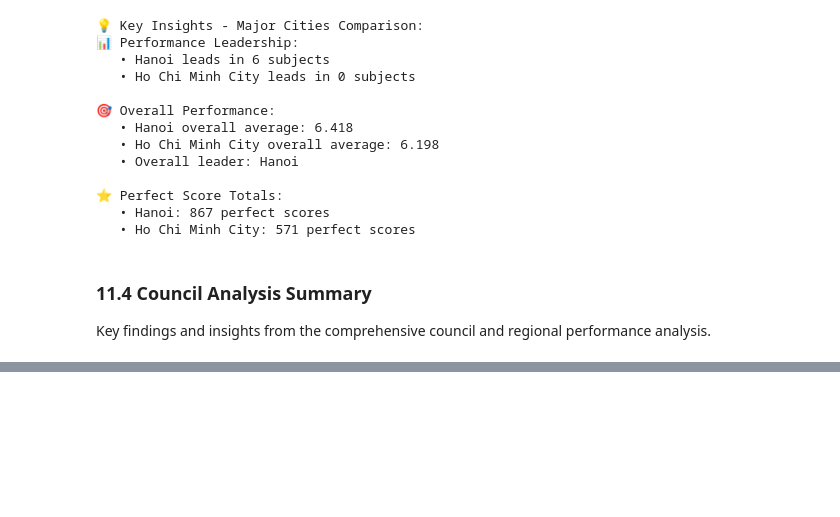
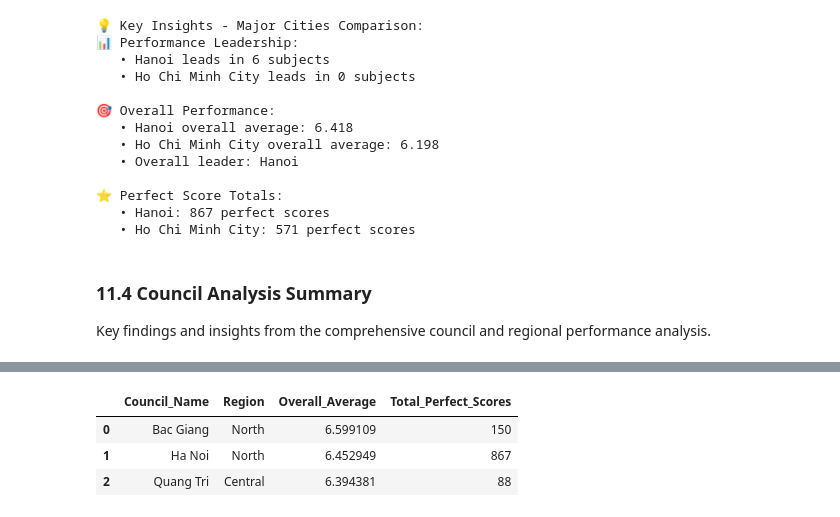
Before and after one commit to denda0duong/2025-thpt-exam, a Jupyter notebook: thpt_2025_analytics.ipynb, the cells around one changed output, grey strips where cells are left out. Cells and saved outputs as stored; diff of their text form; code cells hidden in the pictures; blank space fills up the shorter version.

```diff
--- a/thpt_2025_analytics.ipynb
+++ b/thpt_2025_analytics.ipynb
@@ -1622,0 +2258,94 @@ print(f"\n✅ Council analysis completed successfully!")
+# %%
+# Enhanced map_df with Subject-Specific Performance Data
+print("🎨 Creating enhanced map_df with subject-specific performance...")
+
+# Subject mapping (Vietnamese to English)
+subjects_mapping = {
+    'TOAN': 'Math',
+    'VAN': 'Literature',
+    'NGOAI_NGU': 'English',
+    'LI': 'Physics',
+    'HOA': 'Chemistry',
+    'SINH': 'Biology'
+}
+
+# Create enhanced mapping data with subject-specific metrics
+enhanced_map_data = []
+
+for tinh_id, council_data in df_clean.groupby('TinhId'):
+    council_code = f"{int(tinh_id):02d}" if str(tinh_id).isdigit() else str(tinh_id)
+
+    # Get geographic data
+    geo_info = council_geo_data.get(council_code, {
+        'name': f'Council {council_code}',
+        'lat': 16.0 + np.random.uniform(-6, 6),
+        'lon': 106.0 + np.random.uniform(-4, 3),
+        'region': 'Unknown'
+    })
+
+    # Calculate metrics for each subject
+    council_metrics = {
+        'Council_Code': council_code,
+        'Council_Name': geo_info['name'],
+        'Latitude': geo_info['lat'],
+        'Longitude': geo_info['lon'],
+        'Region': geo_info['region'],
+        'Total_Students': len(council_data)
+    }
+
+    # Add subject-specific averages and perfect score counts
+    total_perfect_scores = 0
+    valid_subject_count = 0
+
+    for vn_subject, en_subject in subjects_mapping.items():
+        if vn_subject in council_data.columns:
+            subject_scores = council_data[vn_subject].dropna()
+
+            if len(subject_scores) > 0:
+                council_metrics[f'{en_subject}_Average'] = subject_scores.mean()
+                council_metrics[f'{en_subject}_Perfect'] = len(subject_scores[subject_scores == 10])
+                council_metrics[f'{en_subject}_Students'] = len(subject_scores)
+                total_perfect_scores += council_metrics[f'{en_subject}_Perfect']
+                valid_subject_count += 1
+            else:
+                council_metrics[f'{en_subject}_Average'] = np.nan
+                council_metrics[f'{en_subject}_Perfect'] = 0
+                council_metrics[f'{en_subject}_Students'] = 0
+
+    # Calculate overall metrics
+    valid_averages = [council_metrics[f'{subj}_Average'] for subj in subjects_mapping.values()
+                     if not pd.isna(council_metrics[f'{subj}_Average'])]
+
+    council_metrics['Overall_Average'] = np.mean(valid_averages) if valid_averages else np.nan
+    council_metrics['Total_Perfect_Scores'] = total_perfect_scores
+    council_metrics['Valid_Subjects'] = valid_subject_count
+
+    # Only include councils with data
+    if not pd.isna(council_metrics['Overall_Average']):
+        enhanced_map_data.append(council_metrics)
+
+# Create enhanced DataFrame
+enhanced_map_df = pd.DataFrame(enhanced_map_data)
+enhanced_map_df = enhanced_map_df.sort_values('Overall_Average', ascending=False).reset_index(drop=True)
+
+print(f"✅ Enhanced map_df created successfully!")
+print(f"📊 Contains {len(enhanced_map_df)} councils with complete subject data")
+print(f"🎯 Subjects tracked: {list(subjects_mapping.values())}")
+
+# Display summary statistics
+print(f"\n📈 Subject Performance Summary:")
+for subject in subjects_mapping.values():
+    avg_col = f'{subject}_Average'
+    if avg_col in enhanced_map_df.columns:
+        valid_councils = enhanced_map_df[avg_col].dropna()
+        if len(valid_councils) > 0:
+            print(f"   🔹 {subject}: {valid_councils.mean():.2f} avg, {valid_councils.min():.2f}-{valid_councils.max():.2f} range")
+
+print(f"\n🌟 Perfect Scores Distribution:")
+print(f"   🥇 Total perfect scores across Vietnam: {enhanced_map_df['Total_Perfect_Scores'].sum():,}")
+print(f"   🎯 Average perfect scores per council: {enhanced_map_df['Total_Perfect_Scores'].mean():.1f}")
+
+# Show top performers
+print(f"\n🏆 Top 3 councils overall:")
+display(enhanced_map_df[['Council_Name', 'Region', 'Overall_Average', 'Total_Perfect_Scores']].head(3))
+# %% [output]
@@ -1622,0 +2369,4 @@ print(f"\n✅ Council analysis completed successfully!")
+|  | Council_Name | Region | Overall_Average | Total_Perfect_Scores |
+| 0 | Bac Giang | North | 6.599109 | 150 |
+| 1 | Ha Noi | North | 6.452949 | 867 |
+| 2 | Quang Tri | Central | 6.394381 | 88 |
```
Also changed, not shown: parts of 22 cells of this notebook, 1 other file.
